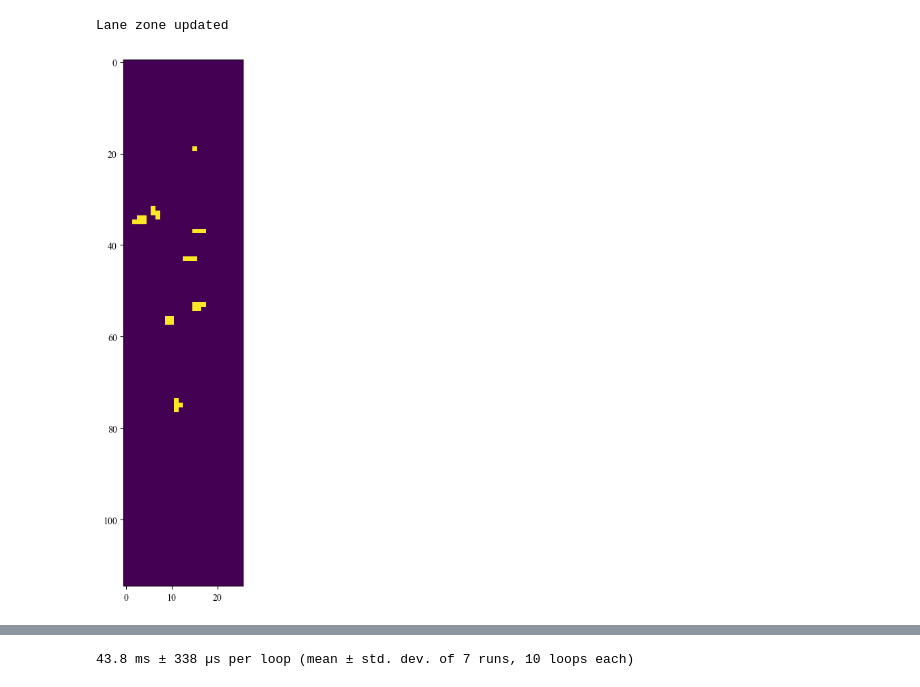
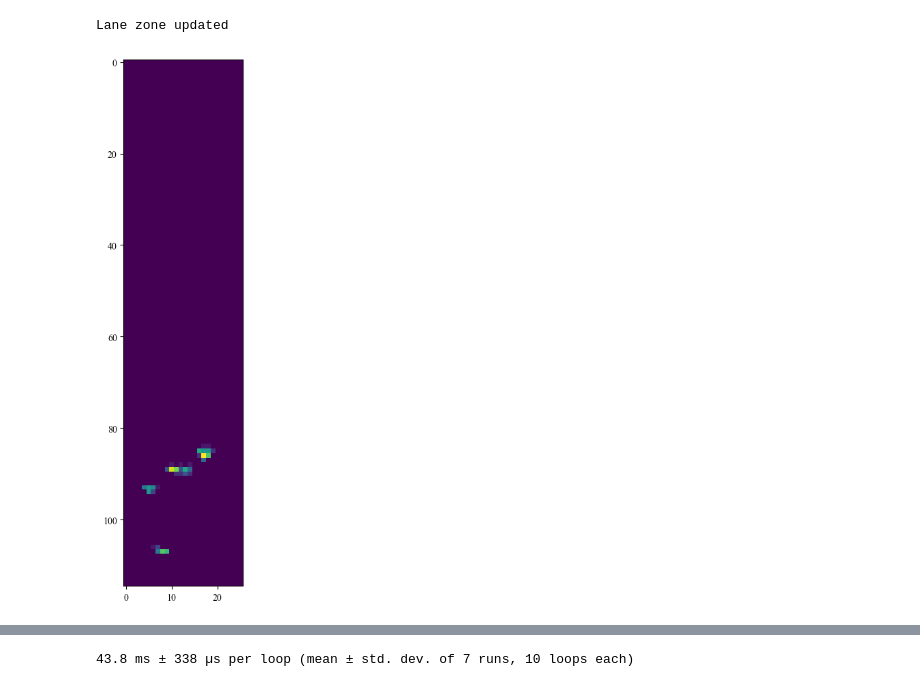
Before and after one commit to jksdbks123/Lidar-Tracker, a Jupyter notebook: RaspberryPi/CountingTest.ipynb, the cells around one changed output, grey strips where cells are left out. Saved outputs shown, nothing was run; the diff lists cells and outputs as text; code cells hidden in the pictures.

```diff
--- a/RaspberryPi/CountingTest.ipynb
+++ b/RaspberryPi/CountingTest.ipynb
@@ -346,14 +346,14 @@ for i in tqdm(range(1,len(Td_maps))):
     optical_flow_frames.append(optical_flow)
     prev_frame = next_frame
 # %%
-Td_map = Td_maps[3175]
+Td_map = Td_maps[11654]
 occupation_ind = get_occupation_ind(Td_map,lane_unit_range_ranging_Tdmap,2)
 image_inds = lane_image_inds[lane_ind]
 image = np.zeros(image_inds.max(axis = 0) + 1)
 image[image_inds[:,0],image_inds[:,1]] = occupation_ind[lane_gdf.loc[lane_gdf.lane_id == lane_ind].index]
 image = image.astype(np.uint8)
 plt.figure(figsize=(10, 10))
-plt.imshow(image > 2)
+plt.imshow(image)
 plt.show()
 # %% [output]
-[figure, old version]
+[figure, new version]
```
Also changed, not shown: parts of 1 cell of this notebook, 7 other files.
